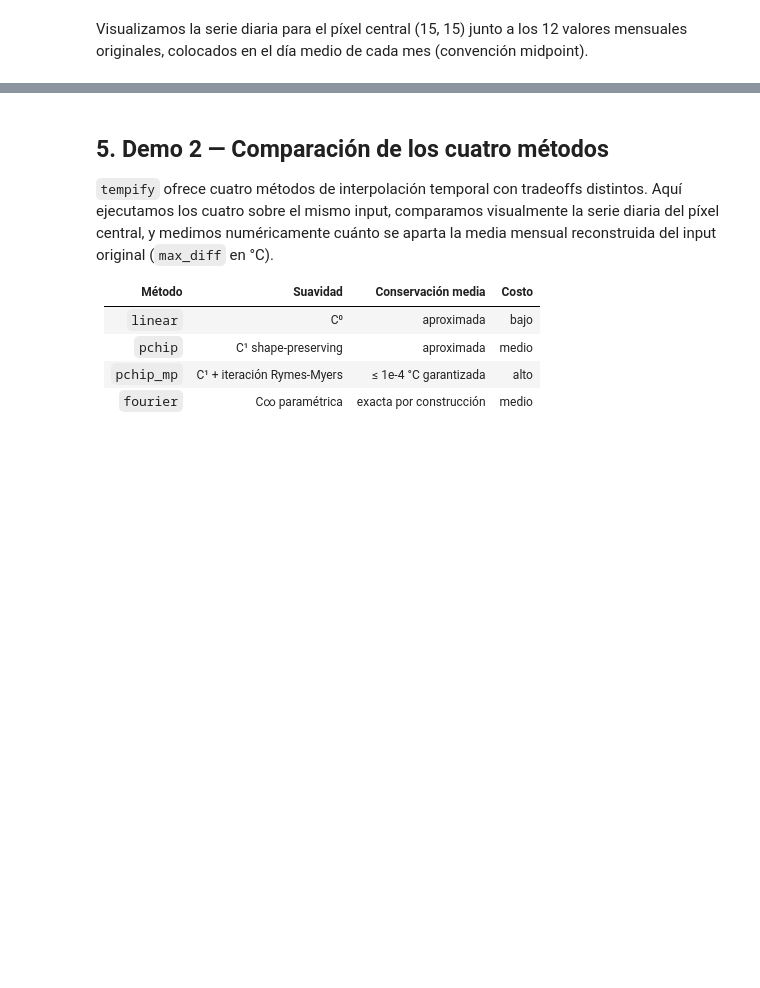
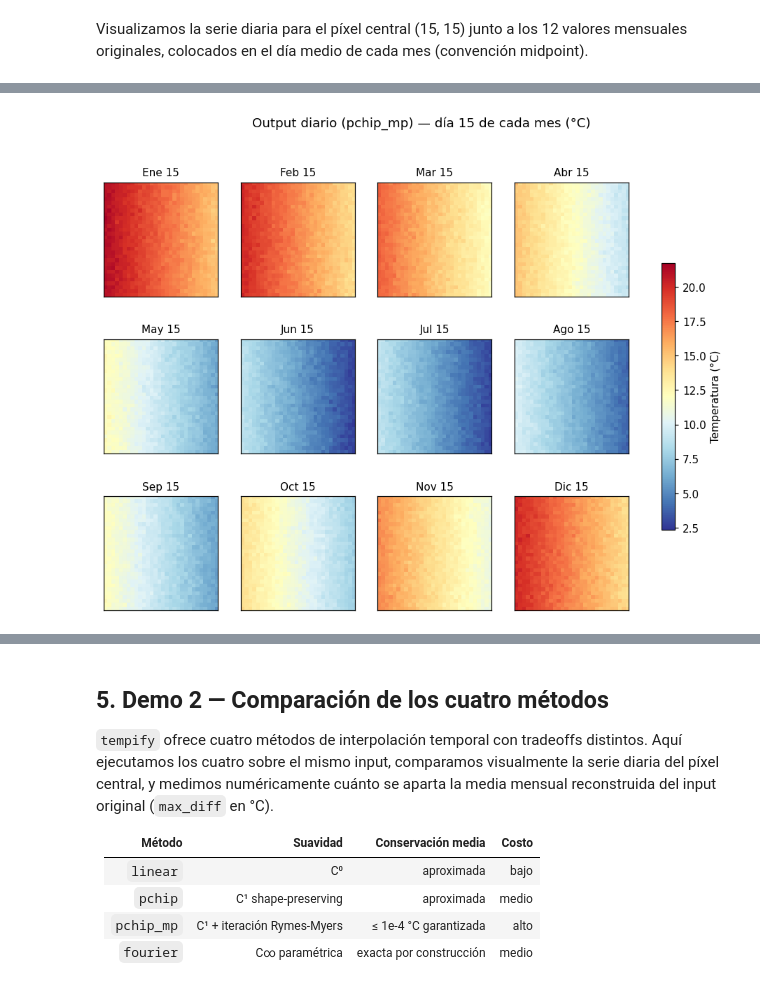
Before and after one commit to djwillichile/tempify, a Jupyter notebook: docs/tutorials/01-getting-started.ipynb, the cells around one changed output, grey strips where cells are left out. Drawn from its saved outputs; the diff is of its cells as text; code cells hidden in the pictures; blank space fills up the shorter version.

```diff
--- a/docs/tutorials/01-getting-started.ipynb
+++ b/docs/tutorials/01-getting-started.ipynb
@@ -243,0 +277,17 @@ plt.show()
+# %%
+fig, axes = plt.subplots(3, 4, figsize=(11, 7.5), dpi=110, sharex=True, sharey=True)
+month_names_full = ["Ene", "Feb", "Mar", "Abr", "May", "Jun",
+                    "Jul", "Ago", "Sep", "Oct", "Nov", "Dic"]
+vmin = float(daily_out.min())
+vmax = float(daily_out.max())
+for i, ax in enumerate(axes.flat):
+    day_idx = int(_dt.date(2023, i + 1, 15).timetuple().tm_yday) - 1
+    im = ax.imshow(daily_out.isel(time=day_idx).values, cmap="RdYlBu_r", vmin=vmin, vmax=vmax)
+    ax.set_title(f"{month_names_full[i]} 15", fontsize=10)
+    ax.set_xticks([])
+    ax.set_yticks([])
+fig.suptitle("Output diario (pchip_mp) — día 15 de cada mes (°C)", fontsize=12)
+fig.colorbar(im, ax=axes.ravel().tolist(), shrink=0.6, label="Temperatura (°C)")
+plt.show()
+# %% [output]
+[figure, added]
```
Also changed, not shown: parts of 12 cells of this notebook.
